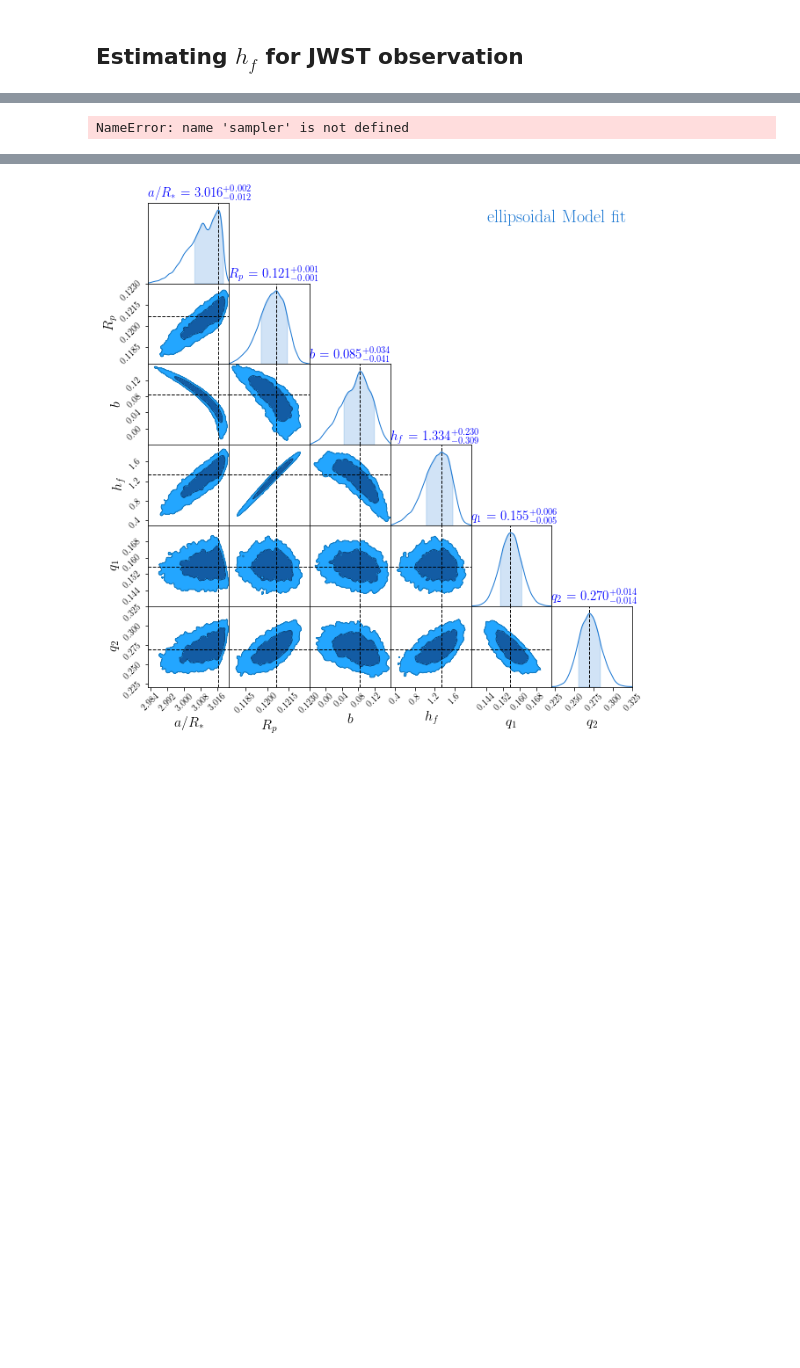
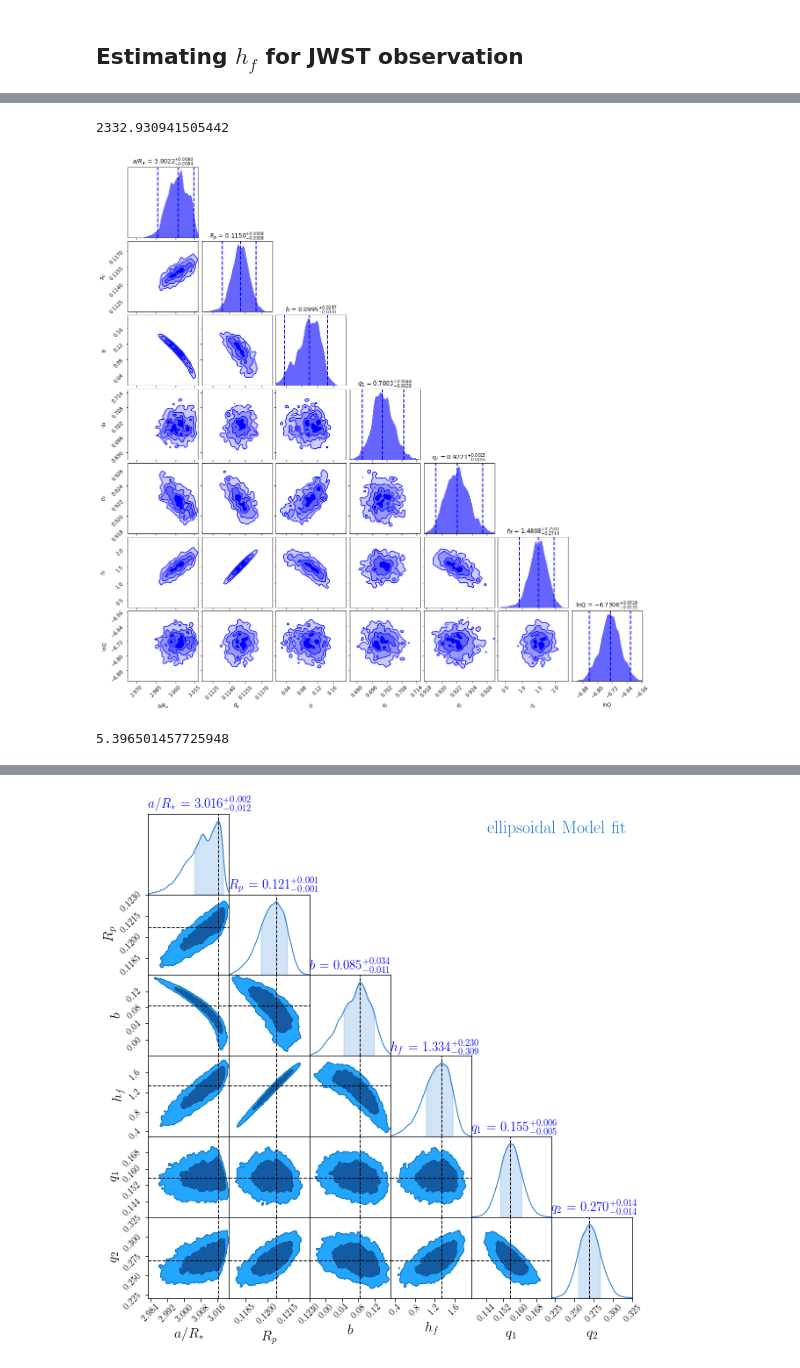
Before and after one commit to tundeakins/ellc, a Jupyter notebook: ellc_love_example.ipynb, the cells around one changed output, grey strips where cells are left out. Saved outputs shown, nothing was run; the diff lists cells and outputs as text; code cells hidden in the pictures; blank space fills up the shorter version.

```diff
--- a/ellc_love_example.ipynb
+++ b/ellc_love_example.ipynb
@@ -357,19 +380 @@ def lnprob(params, t, y, yerr):
-# %%
-#initializing the walkers
-labels=["$a/R_{\\ast}$", "$R_{p}$", "$b$", "$h_{f}$", "$q_{1}$", "$q_{2}$"]#, "ln_$\sigma$"]
-ndim, nwalkers = len(labels), 512
-
-
-
-#initializing the walkers to random values within the prior prior distributions
-
-pos = []
-for i in range(nwalkers):
-    P0i = []
-    for p in priors:
-        P0i.append(p.rvs())
-    pos.append(P0i)
-pos=np.array(pos)
-#start with hf close to zero
-pos[:,3]=uniform(0,1.4).rvs(nwalkers)
 # %%
@@ -398,7 +431,12 @@ sampler.run_nested(dlogz=0.001)
+# %%
+np.exp(res_ellps.logz[-1]- res_sph.logz[-1])
+# %% [output]
+2332.930941505442
 # %%
-res = sampler.results
-
-
-dyplot.cornerplot(res, dims=3,labels=labels[3], show_titles=True,title_fmt=".4f" ,color="b");
+dyplot.cornerplot(res_ellps, labels=labels,show_titles=True,title_fmt=".4f" ,color="b");
 # %% [output]
-NameError: name 'sampler' is not defined
+[figure, added]
+# %%
+1.4808/0.2744
+# %% [output]
+5.396501457725948
```
Also changed, not shown: parts of 24 cells of this notebook, 22 other files.
